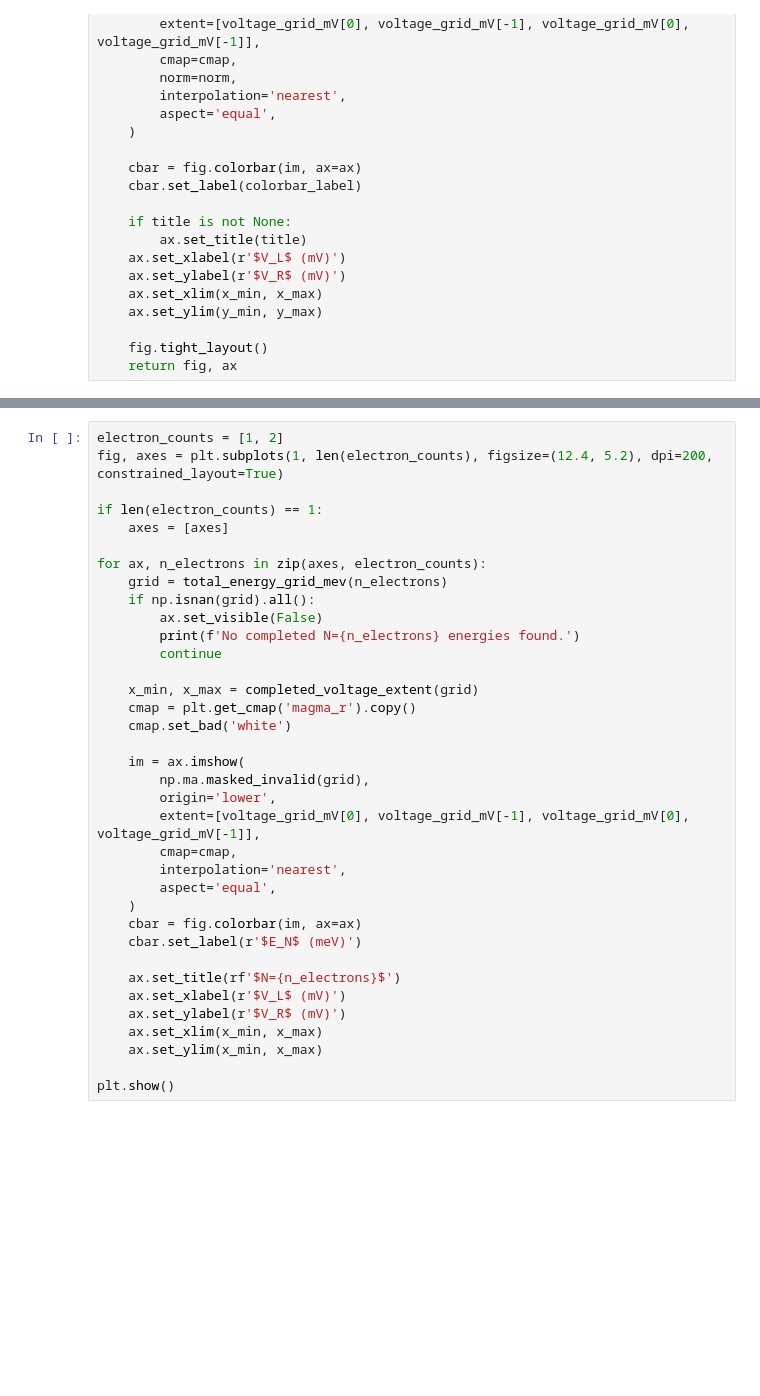
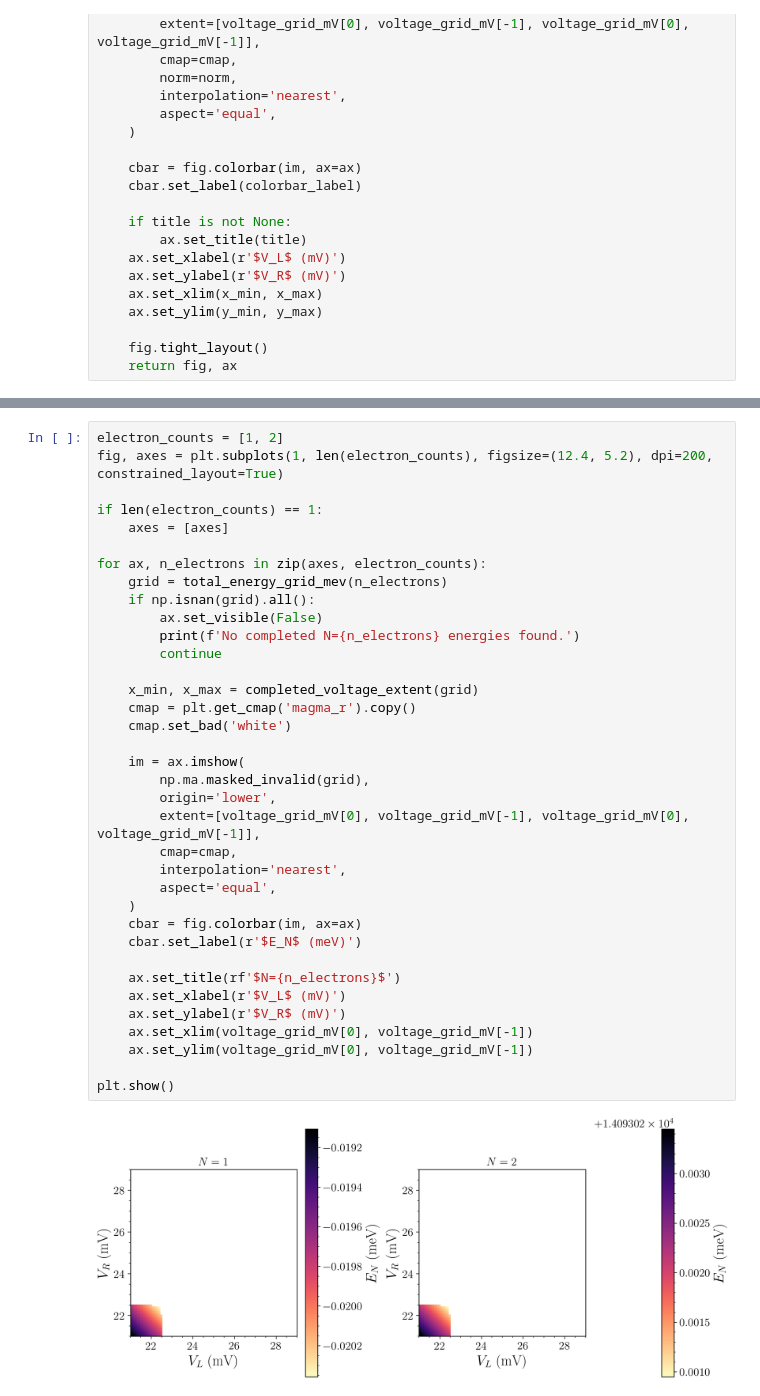
Before and after one commit to LeanderReascos/QDots, a Jupyter notebook: charge_stability_Leburton/charge_stability.ipynb, the cells around one changed output, grey strips where cells are left out. Cells and saved outputs as stored; diff of their text form; blank space fills up the shorter version.

```diff
--- a/charge_stability_Leburton/charge_stability.ipynb
+++ b/charge_stability_Leburton/charge_stability.ipynb
@@ -375,32 +382,34 @@ fig, axes = plt.subplots(1, len(electron_counts), figsize=(12.4, 5.2), dpi=200,
 if len(electron_counts) == 1:
     axes = [axes]
 
 for ax, n_electrons in zip(axes, electron_counts):
     grid = total_energy_grid_mev(n_electrons)
     if np.isnan(grid).all():
         ax.set_visible(False)
         print(f'No completed N={n_electrons} energies found.')
         continue
 
     x_min, x_max = completed_voltage_extent(grid)
     cmap = plt.get_cmap('magma_r').copy()
     cmap.set_bad('white')
 
     im = ax.imshow(
         np.ma.masked_invalid(grid),
         origin='lower',
         extent=[voltage_grid_mV[0], voltage_grid_mV[-1], voltage_grid_mV[0], voltage_grid_mV[-1]],
         cmap=cmap,
         interpolation='nearest',
         aspect='equal',
     )
     cbar = fig.colorbar(im, ax=ax)
     cbar.set_label(r'$E_N$ (meV)')
 
     ax.set_title(rf'$N={n_electrons}$')
     ax.set_xlabel(r'$V_L$ (mV)')
     ax.set_ylabel(r'$V_R$ (mV)')
-    ax.set_xlim(x_min, x_max)
-    ax.set_ylim(x_min, x_max)
+    ax.set_xlim(voltage_grid_mV[0], voltage_grid_mV[-1])
+    ax.set_ylim(voltage_grid_mV[0], voltage_grid_mV[-1])
 
 plt.show()
+# %% [output]
+[figure, added]
```
Also changed, not shown: parts of 3 cells of this notebook, 16 other files.
